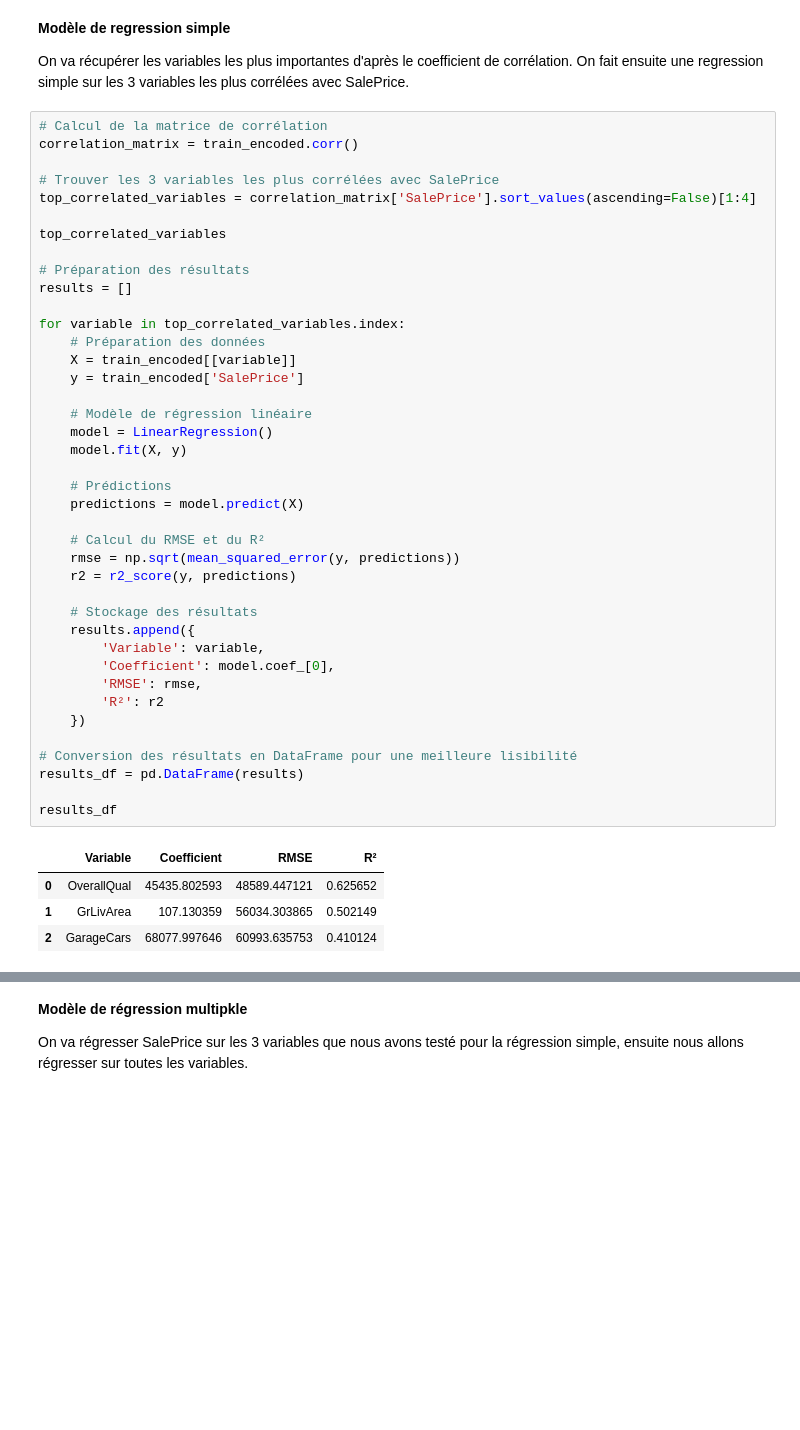
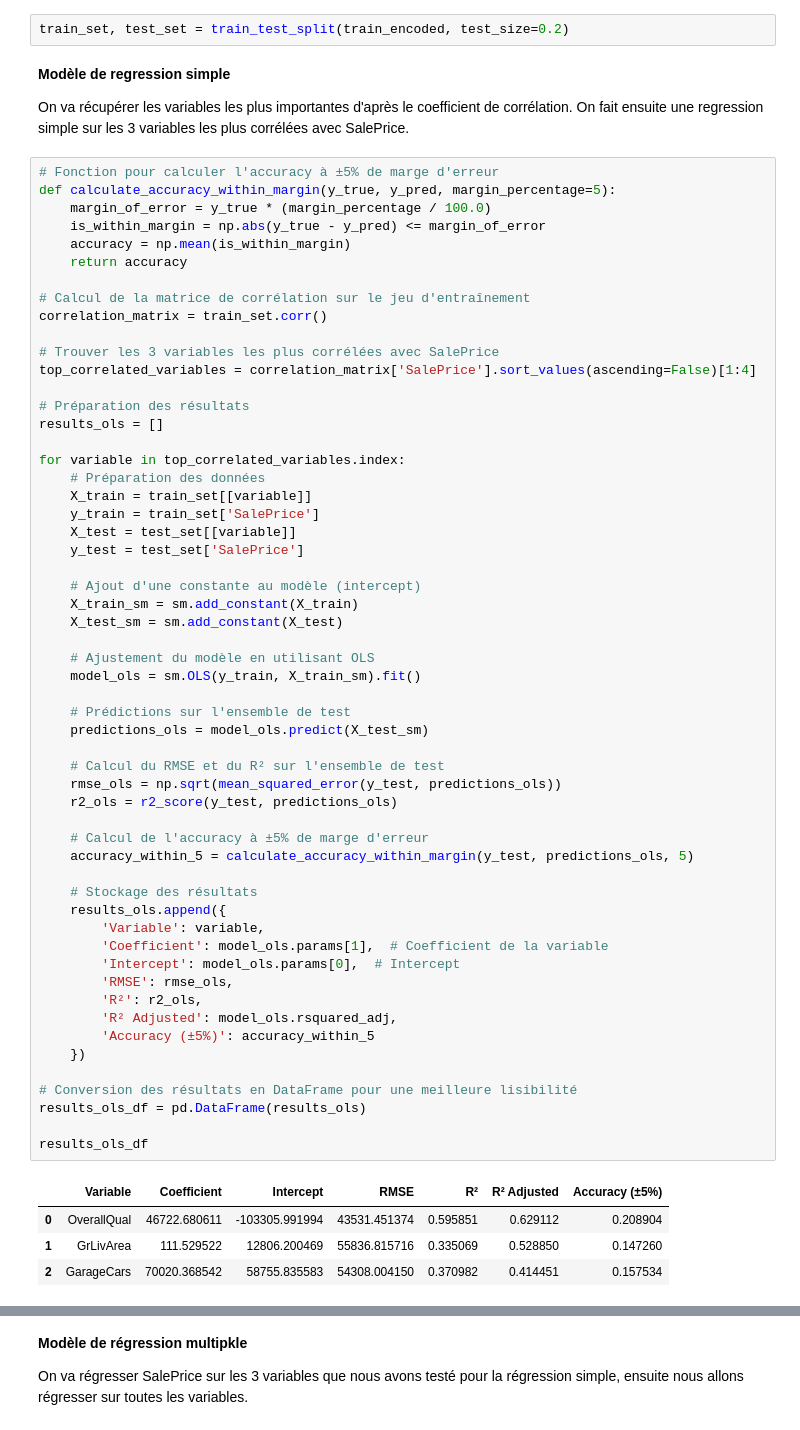
Before and after one commit to Thomas-Fernandes/House-Prices, a Jupyter notebook: Script.ipynb, the cells around one changed output, grey strips where cells are left out. Drawn from its saved outputs; the diff is of its cells as text; blank space fills up the shorter version.

Commit message:
Update Script.ipynb
résultats mauvais, script ipynb dans download, à regarder pour adapter

```diff
--- a/Script.ipynb
+++ b/Script.ipynb
@@ -224,50 +230,68 @@ outlier_stats
+# %%
+train_set, test_set = train_test_split(train_encoded, test_size=0.2)
 # %% [markdown]
 **Modèle de regression simple**
 
 On va récupérer les variables les plus importantes d'après le coefficient de corrélation. On fait ensuite une regression simple sur les 3 variables les plus corrélées avec SalePrice.
 # %%
-# Calcul de la matrice de corrélation
-correlation_matrix = train_encoded.corr()
+# Fonction pour calculer l'accuracy à ±5% de marge d'erreur
+def calculate_accuracy_within_margin(y_true, y_pred, margin_percentage=5):
+    margin_of_error = y_true * (margin_percentage / 100.0)
+    is_within_margin = np.abs(y_true - y_pred) <= margin_of_error
+    accuracy = np.mean(is_within_margin)
+    return accuracy
+
+# Calcul de la matrice de corrélation sur le jeu d'entraînement
+correlation_matrix = train_set.corr()
 
 # Trouver les 3 variables les plus corrélées avec SalePrice
 top_correlated_variables = correlation_matrix['SalePrice'].sort_values(ascending=False)[1:4]
 
-top_correlated_variables
-
 # Préparation des résultats
-results = []
+results_ols = []
 
 for variable in top_correlated_variables.index:
     # Préparation des données
-    X = train_encoded[[variable]]
-    y = train_encoded['SalePrice']
+    X_train = train_set[[variable]]
+    y_train = train_set['SalePrice']
+    X_test = test_set[[variable]]
+    y_test = test_set['SalePrice']
 
-    # Modèle de régression linéaire
-    model = LinearRegression()
-    model.fit(X, y)
+    # Ajout d'une constante au modèle (intercept)
+    X_train_sm = sm.add_constant(X_train)
+    X_test_sm = sm.add_constant(X_test)
 
-    # Prédictions
-    predictions = model.predict(X)
+    # Ajustement du modèle en utilisant OLS
+    model_ols = sm.OLS(y_train, X_train_sm).fit()
 
-    # Calcul du RMSE et du R²
-    rmse = np.sqrt(mean_squared_error(y, predictions))
-    r2 = r2_score(y, predictions)
+    # Prédictions sur l'ensemble de test
+    predictions_ols = model_ols.predict(X_test_sm)
+
+    # Calcul du RMSE et du R² sur l'ensemble de test
+    rmse_ols = np.sqrt(mean_squared_error(y_test, predictions_ols))
+    r2_ols = r2_score(y_test, predictions_ols)
+
+    # Calcul de l'accuracy à ±5% de marge d'erreur
+    accuracy_within_5 = calculate_accuracy_within_margin(y_test, predictions_ols, 5)
 
     # Stockage des résultats
-    results.append({
+    results_ols.append({
         'Variable': variable,
-        'Coefficient': model.coef_[0],
-        'RMSE': rmse,
-        'R²': r2
+        'Coefficient': model_ols.params[1],  # Coefficient de la variable
+        'Intercept': model_ols.params[0],  # Intercept
+        'RMSE': rmse_ols,
+        'R²': r2_ols,
+        'R² Adjusted': model_ols.rsquared_adj,
+        'Accuracy (±5%)': accuracy_within_5
     })
 
 # Conversion des résultats en DataFrame pour une meilleure lisibilité
-results_df = pd.DataFrame(results)
+results_ols_df = pd.DataFrame(results_ols)
 
-results_df
+results_ols_df
 # %% [output]
-|  | Variable | Coefficient | RMSE | R² |
-| 0 | OverallQual | 45435.802593 | 48589.447121 | 0.625652 |
-| 1 | GrLivArea | 107.130359 | 56034.303865 | 0.502149 |
-| 2 | GarageCars | 68077.997646 | 60993.635753 | 0.410124 |
+|  | Variable | Coefficient | Intercept | RMSE | R² | R² Adjusted | Accuracy (±5%) |
+| 0 | OverallQual | 46722.680611 | -103305.991994 | 43531.451374 | 0.595851 | 0.629112 | 0.208904 |
+| 1 | GrLivArea | 111.529522 | 12806.200469 | 55836.815716 | 0.335069 | 0.528850 | 0.147260 |
+| 2 | GarageCars | 70020.368542 | 58755.835583 | 54308.004150 | 0.370982 | 0.414451 | 0.157534 |
 # %% [markdown]
```
Also changed, not shown: parts of 8 cells of this notebook.
